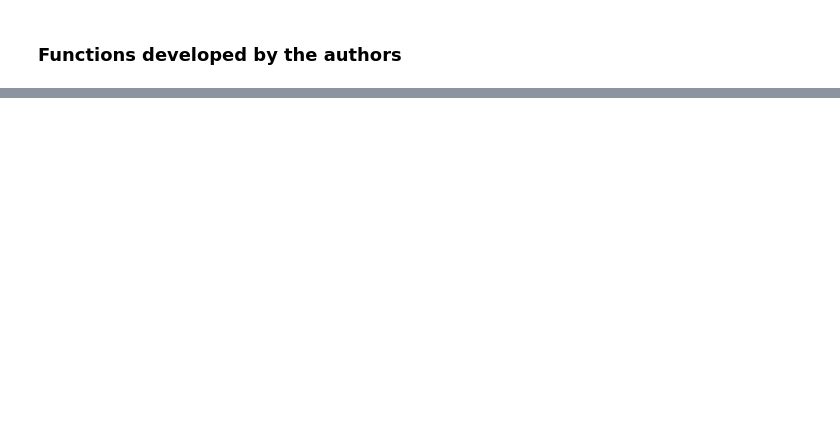
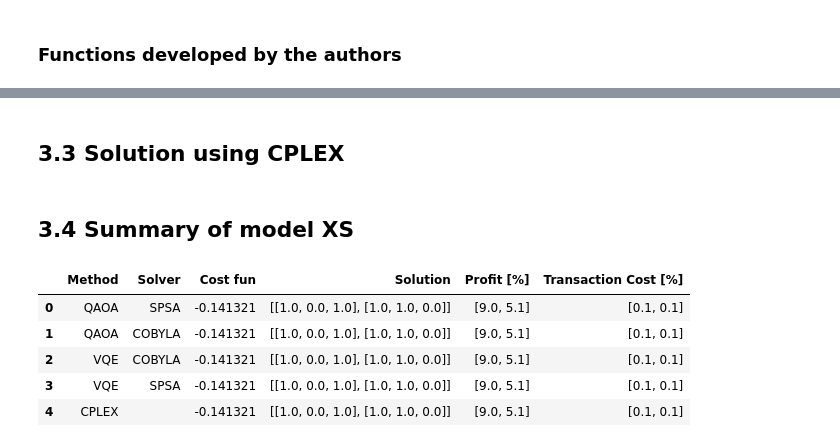
Before and after one commit to alejomonbar/Quantum-Counselor-for-Portfolio-Investment, a Jupyter notebook: Portfolio-Optimization.ipynb, the cells around one changed output, grey strips where cells are left out. Cells and saved outputs as stored; diff of their text form; code cells hidden in the pictures; blank space fills up the shorter version.

```diff
--- a/Portfolio-Optimization.ipynb
+++ b/Portfolio-Optimization.ipynb
@@ -199,0 +224,4 @@ pd.DataFrame({"Method":["QAOA","QAOA", "VQE", "VQE", "CPLEX"],
+# %%
+xs["VQE"]["COBYLA"] = Optimization_VQE(xs["qubo"], ansatz=xs["ansatz"], optimizer=COBYLA(maxiter=50), local=True)
+# %%
+xs["VQE"]["SPSA"] = Optimization_VQE(xs["qubo"], ansatz=xs["ansatz"], optimizer=SPSA(maxiter=50), local=True)
@@ -199,0 +234,9 @@ pd.DataFrame({"Method":["QAOA","QAOA", "VQE", "VQE", "CPLEX"],
+# %%
+xs["VQE"]["Real-COBYLA"] = Optimization_VQE(xs["qubo"], ansatz=xs["ansatz"], optimizer=COBYLA(maxiter=5),
+                                             provider=provider_7, backend=backend_7)
+# %% [markdown]
+## 3.3 Solution using CPLEX
+# %%
+xs["CPLEX"]= CplexOptimizer().solve(xs["qubo"])
+# %% [markdown]
+## 3.4 Summary of model XS
@@ -199,0 +247,18 @@ pd.DataFrame({"Method":["QAOA","QAOA", "VQE", "VQE", "CPLEX"],
+# %%
+method = ["QAOA", "VQE"]
+solver = ["COBYLA", "SPSA"]
+xs_sol = [xs[met][sol][0].x.reshape(xs["periods"],-1) for met in method for sol in solver] + [xs["CPLEX"].x.reshape(xs["periods"],-1)]
+pd.DataFrame({"Method":["QAOA","QAOA", "VQE", "VQE", "CPLEX"],
+              "Solver":["SPSA", "COBYLA","COBYLA", "SPSA",""],
+              "Cost fun":[xs[met][sol][0].fval for met in method for sol in solver] + [xs["CPLEX"].fval],
+              "Solution":xs_sol,
+              "Profit [%]":[np.round(100*profits(_, xs["mu"], xs["lambda"], xs["periods"], xs["max_investment"]), 1) for _ in xs_sol],
+              "Transaction Cost [%]":[100*transaction_costs(_, xs["lambda"], xs["periods"], xs["max_investment"]) for _ in xs_sol]
+             })
+# %% [output]
+|  | Method | Solver | Cost fun | Solution | Profit [%] | Transaction Cost [%] |
+| 0 | QAOA | SPSA | -0.141321 | [[1.0, 0.0, 1.0], [1.0, 1.0, 0.0]] | [9.0, 5.1] | [0.1, 0.1] |
+| 1 | QAOA | COBYLA | -0.141321 | [[1.0, 0.0, 1.0], [1.0, 1.0, 0.0]] | [9.0, 5.1] | [0.1, 0.1] |
+| 2 | VQE | COBYLA | -0.141321 | [[1.0, 0.0, 1.0], [1.0, 1.0, 0.0]] | [9.0, 5.1] | [0.1, 0.1] |
+| 3 | VQE | SPSA | -0.141321 | [[1.0, 0.0, 1.0], [1.0, 1.0, 0.0]] | [9.0, 5.1] | [0.1, 0.1] |
+| 4 | CPLEX |  | -0.141321 | [[1.0, 0.0, 1.0], [1.0, 1.0, 0.0]] | [9.0, 5.1] | [0.1, 0.1] |
```
Also changed, not shown: parts of 91 cells of this notebook, 14 other files.
